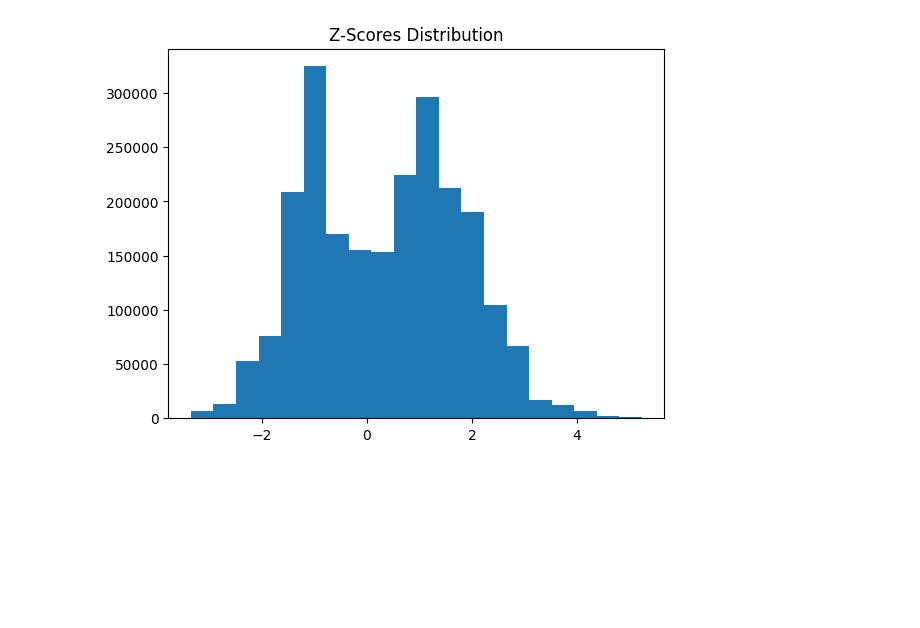
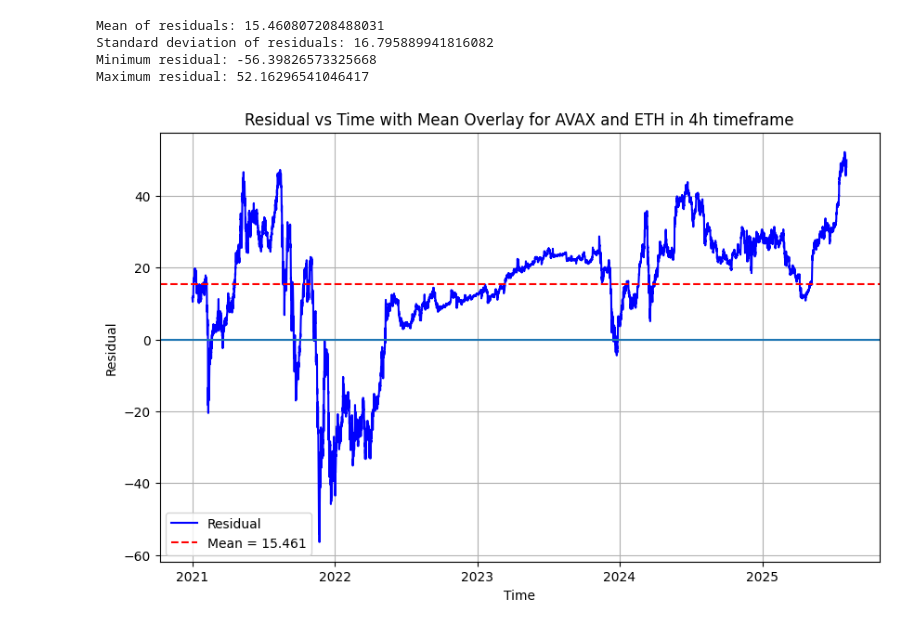
Before and after one commit to Nearezz/PCA-Mean-Reversion, a Jupyter notebook: notebooks/pca_for_indivdual_ticker.ipynb, the cells around one changed output. Cells and saved outputs as stored; diff of their text form; code cells hidden in the pictures; blank space fills up the shorter version.

```diff
--- a/notebooks/pca_for_indivdual_ticker.ipynb
+++ b/notebooks/pca_for_indivdual_ticker.ipynb
@@ -57,4 +57,5 @@ price_centered_matrix = price_matrix - price_matrix.mean(axis=0)
 U,Singular_Vals,V_Trans = np.linalg.svd(price_centered_matrix,full_matrices=False)
 principal_vector_one = V_Trans[0]
 principal_vector_two = V_Trans[1]
-residual_vector = price_centered_matrix @ principal_vector_two
+
+residual_vector = price_matrix @ principal_vector_two
@@ -278,11 +84,32 @@ plt.show()
-# %%
-# Z-Scores Distribution
-bins = 20
-
-fig,(base_hist) = plt.subplots()
-base_hist.hist(z_scores,bins=bins)
-base_hist.set_title(f"Z-Scores Distribution")
-
-plt.show()
-# %% [output]
-[figure, removed]
+# %%
+residual_mean = residual_vector.mean()
+residual_std = residual_vector.std(ddof=1)
+residual_min = residual_vector.min()
+residual_max = residual_vector.max()
+
+
+print("Mean of residuals:", residual_mean)
+print("Standard deviation of residuals:", residual_std)
+print("Minimum residual:", residual_min)
+print("Maximum residual:", residual_max)
+# %% [output]
+Mean of residuals: 15.460807208488031
+Standard deviation of residuals: 16.795889941816082
+Minimum residual: -56.39826573325668
+Maximum residual: 52.16296541046417
+# %%
+time = merged_df['timestamp']
+
+plt.figure(figsize=(10,6))
+plt.plot(time,residual_vector,label="Residual",color='blue')
+plt.axhline(y=residual_mean,color='red',linestyle="--",label=f'Mean = {residual_mean:.3f}')
+plt.axhline()
+
+plt.xlabel('Time')
+plt.ylabel('Residual')
+plt.title(f'Residual vs Time with Mean Overlay for {base_symbol} and {quote_symbol} in {timeframe} timeframe')
+plt.legend()
+plt.grid(True)
+plt.show()
+# %% [output]
+[figure, added]
```
Also changed, not shown: parts of 9 cells of this notebook, 33 other files.
